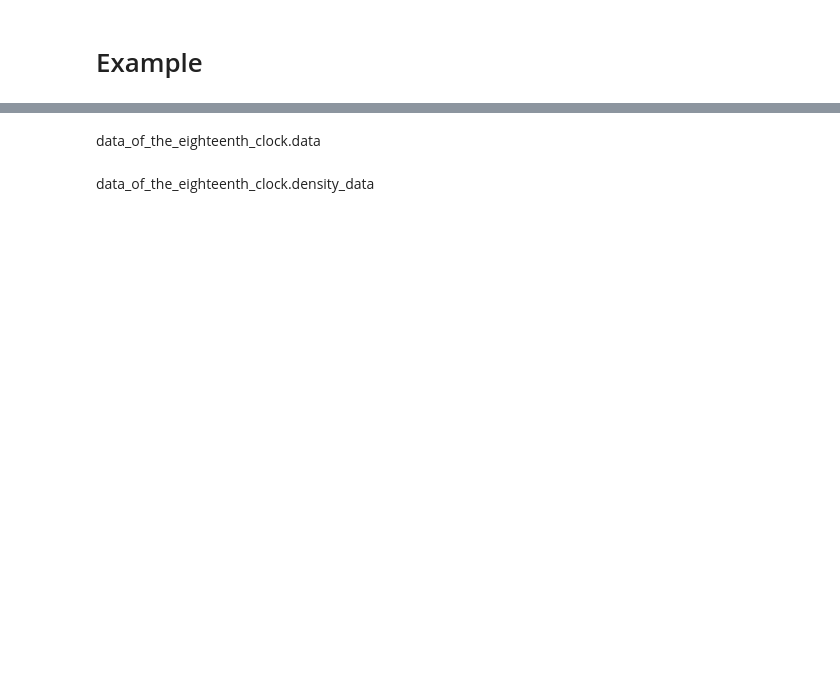
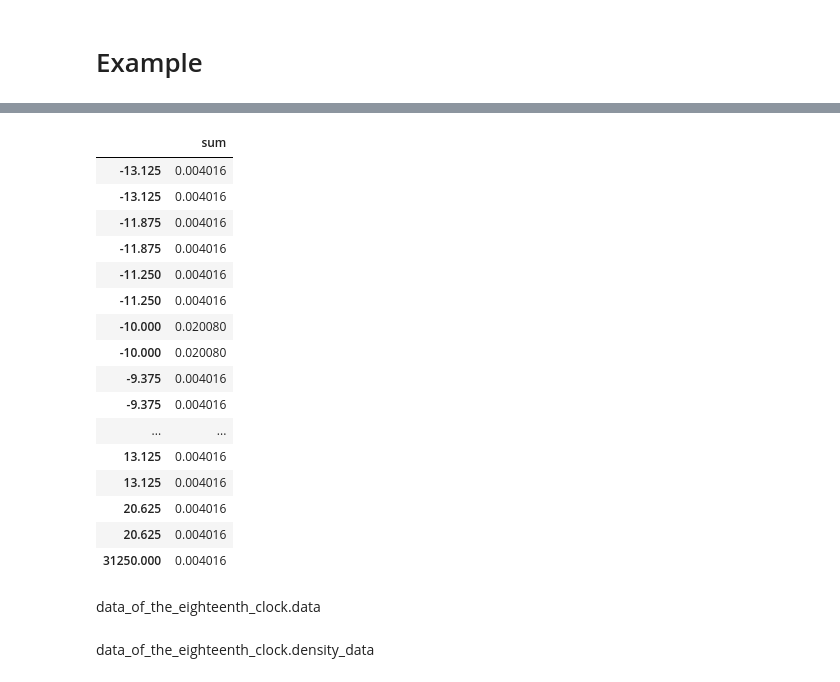
Before and after one commit to birdalugur/cefis2, a Jupyter notebook: run.ipynb, the cells around one changed output, grey strips where cells are left out. Saved outputs shown, nothing was run; the diff lists cells and outputs as text; code cells hidden in the pictures; blank space fills up the shorter version.

```diff
--- a/run.ipynb
+++ b/run.ipynb
@@ -189,3 +182,23 @@ data_of_the_eighteenth_clock = all_density['6AU8_6BU8'][time(18)]
+# %%
+df_piv.agg(['sum']).transpose()
+# %% [output]
+|  | sum |
+| -13.125 | 0.004016 |
+| -13.125 | 0.004016 |
+| -11.875 | 0.004016 |
+| -11.875 | 0.004016 |
+| -11.250 | 0.004016 |
+| -11.250 | 0.004016 |
+| -10.000 | 0.020080 |
+| -10.000 | 0.020080 |
+| -9.375 | 0.004016 |
+| -9.375 | 0.004016 |
+| ... | ... |
+| 13.125 | 0.004016 |
+| 13.125 | 0.004016 |
+| 20.625 | 0.004016 |
+| 20.625 | 0.004016 |
+| 31250.000 | 0.004016 |
 # %% [markdown]
 data_of_the_eighteenth_clock.data
 # %% [markdown]
```
Also changed, not shown: parts of 20 cells of this notebook, 2 other files.
